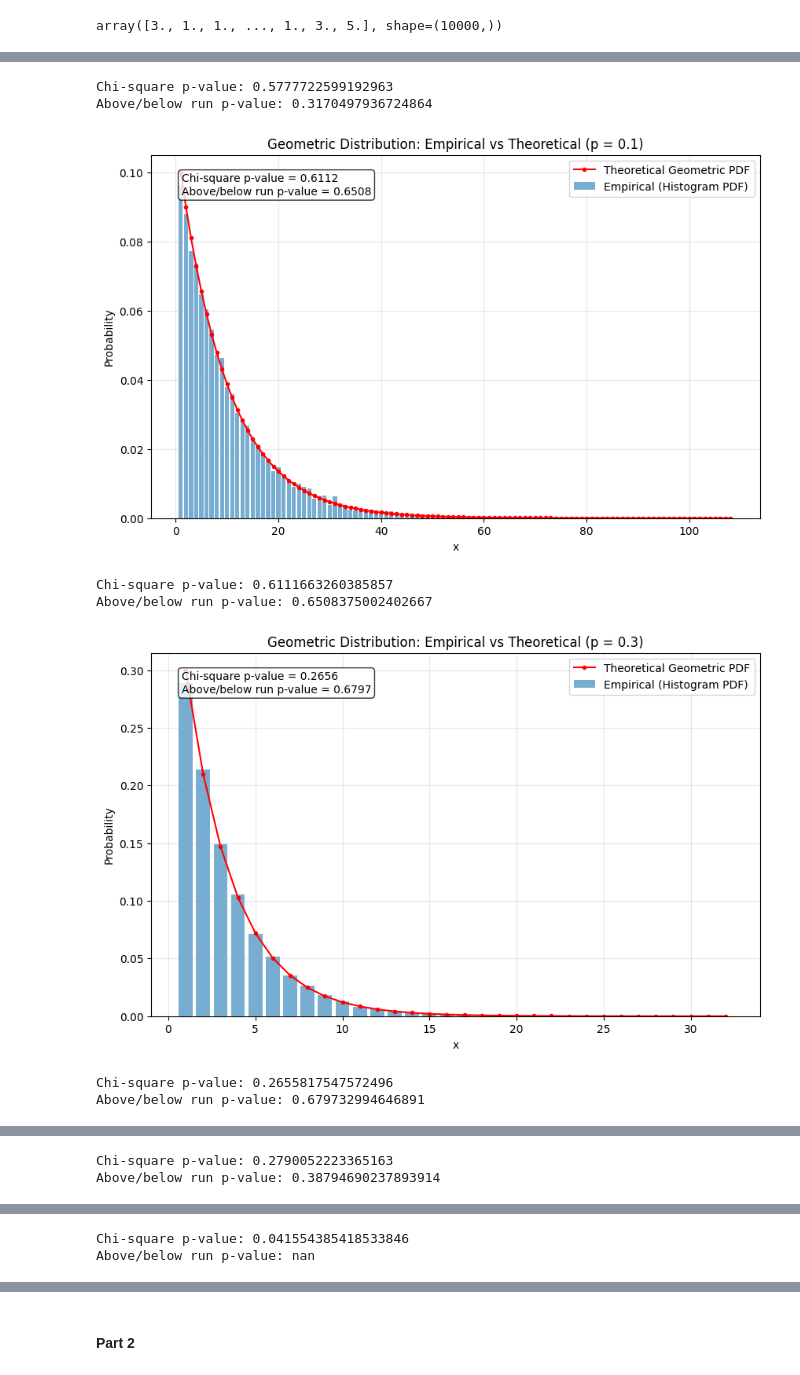
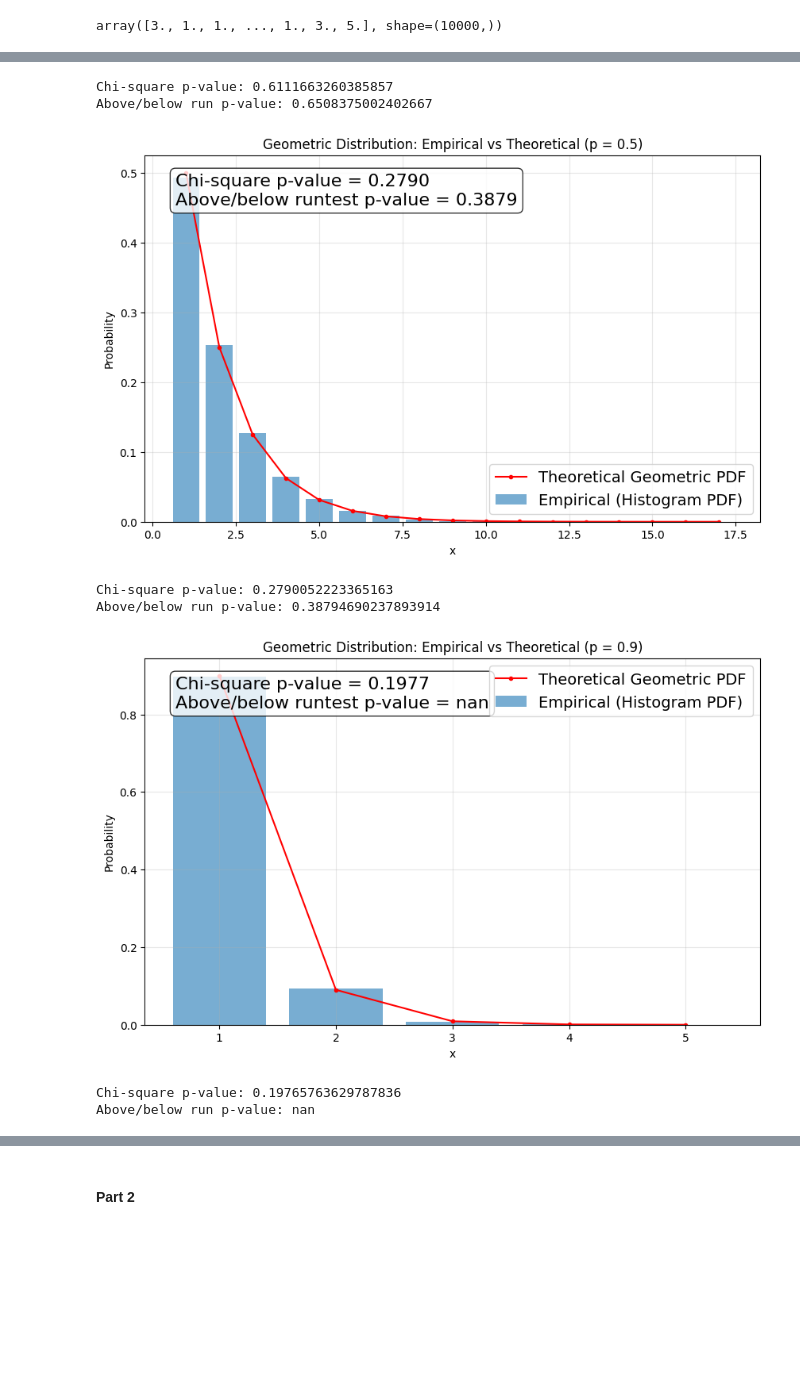
Before and after one commit to AgnesOlsen/02443_Stocastic_Simulation, a Jupyter notebook: Notebooks/Katrine.ipynb, the cells around one changed output, grey strips where cells are left out. Cells and saved outputs as stored; diff of their text form; code cells hidden in the pictures; blank space fills up the shorter version.

```diff
--- a/Notebooks/Katrine.ipynb
+++ b/Notebooks/Katrine.ipynb
@@ -620,7 +626,6 @@ p_values = []
 for element in seeds:
     RN = LCG(element, a, c, M, iter)
     bins = 10
-    bins = 10
     observed, _ = np.histogram(RN, bins=bins)
     expected = np.ones(bins) * (iter / bins)
     p = T_chi_square(observed,expected, 0)
@@ -652,7 +657,7 @@ geometric_sample
 array([3., 1., 1., ..., 1., 3., 5.], shape=(10000,))
 # %%
 # Simulated geometric distributions for different values of p
-p = [0.002,0.1,0.3,0.5,0.7,0.9]
+p = [0.1,0.5,0.9]
 
 for element in p:
     # Simulate geometric sample
@@ -695,17 +700,18 @@ for element in p:
 
     text = (
     f"Chi-square p-value = {p_value_chi:.4f}\n"
-    f"Above/below run p-value = {p_value_run:.4f}"
+    f"Above/below runtest p-value = {p_value_run:.4f}"
      )
     plt.text(
     0.05, 0.95,
     text,
     transform=plt.gca().transAxes,
     va='top',
+    fontsize=16,
     bbox=dict(boxstyle='round', facecolor='white', alpha=0.8)
      )
 
-    plt.legend()
+    plt.legend(fontsize = 14)
     plt.grid(alpha=0.3)
 
     plt.show()
@@ -716,8 +722,8 @@ for element in p:
-Chi-square p-value: 0.5777722599192963
-Above/below run p-value: 0.3170497936724864
+Chi-square p-value: 0.6111663260385857
+Above/below run p-value: 0.6508375002402667
-[figure, old version]
+[figure, new version]
-Chi-square p-value: 0.6111663260385857
-Above/below run p-value: 0.6508375002402667
+Chi-square p-value: 0.2790052223365163
+Above/below run p-value: 0.38794690237893914
-[figure, old version]
+[figure, new version]
-Chi-square p-value: 0.2655817547572496
-Above/below run p-value: 0.679732994646891
+Chi-square p-value: 0.19765763629787836
+Above/below run p-value: nan
@@ -725,2 +729,0 @@ Above/below run p-value: 0.679732994646891
-Chi-square p-value: 0.2790052223365163
-Above/below run p-value: 0.38794690237893914
@@ -728,2 +729,0 @@ Above/below run p-value: 0.38794690237893914
-Chi-square p-value: 0.041554385418533846
-Above/below run p-value: nan
```
Also changed, not shown: parts of 60 cells of this notebook.
